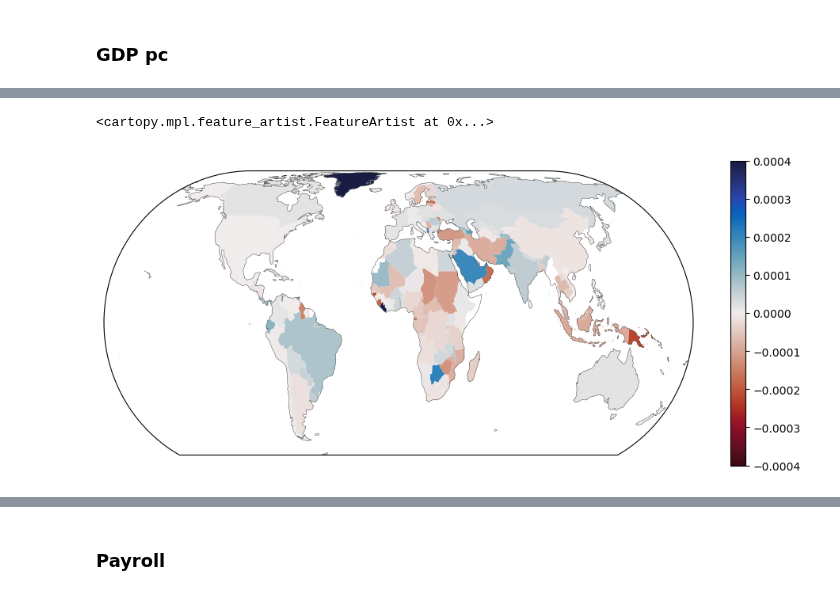
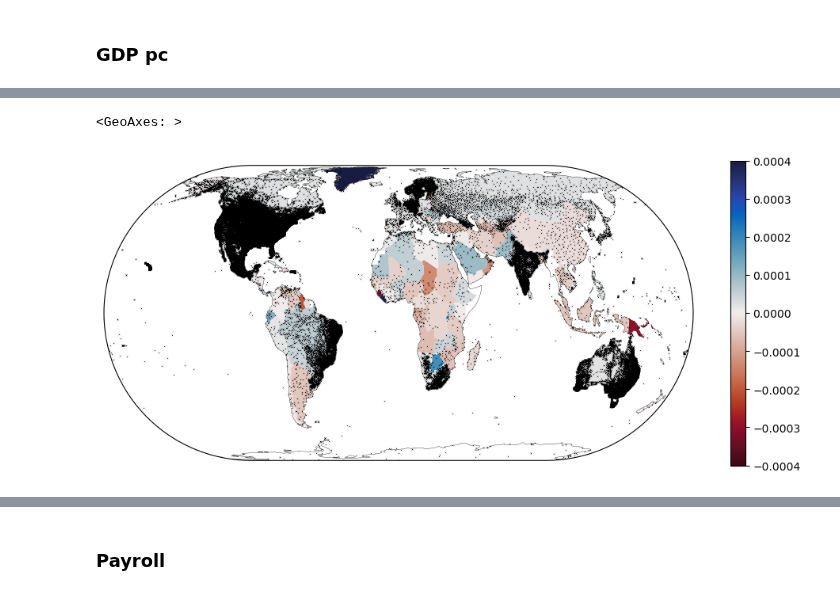
Before and after one commit to ks905383/impact_uncertainty, a Jupyter notebook: code/3b_dmgfdiffs_sources.ipynb, the cells around one changed output, grey strips where cells are left out. Saved outputs shown, nothing was run; the diff lists cells and outputs as text; code cells hidden in the pictures.

Commit message:
loo ext. data figure and kdes in fig 2

```diff
--- a/code/3b_dmgfdiffs_sources.ipynb
+++ b/code/3b_dmgfdiffs_sources.ipynb
@@ -537,14 +633,16 @@ dmes['gdppc']['dme_max'] = dmes['gdppc']['dme'].max(('proj_base_a','proj_base_b'
 # %%
 gdf_loo = gdfs['gdppc'].dissolve(by='loo_id')
-gdf_loo = gdf_loo.join((dmes_int_all - dmes_int_all.sel(loo_id='all'))[['dme_mu','dme_max']].to_dataframe()[['dme_mu','dme_max']],
+gdf_loo = gdf_loo.join((dmes['gdppc'] - dmes['gdppc'].sel(loo_id='all'))[['dme_mu','dme_max']].to_dataframe()[['dme_mu','dme_max']],
              how='inner')
 
 fig = plt.figure(figsize=(12,5))
 ax = plt.subplot(projection=ccrs.EckertIV())
 
 gdf_loo.plot(column='dme_mu',legend=True,vmin=-0.0004,vmax=0.0004,cmap=cmocean.cm.balance_r,
              ax = ax,transform=ccrs.PlateCarree())
 ax.coastlines(linewidth=0.25)
+
+station_locs.plot(ax=ax,transform=ccrs.PlateCarree(),markersize=0.025,marker='x',color='k')
 # %% [output]
-<cartopy.mpl.feature_artist.FeatureArtist at 0x...>
+<GeoAxes: >
-[figure, old version]
+[figure, new version]
```
Also changed, not shown: parts of 14 cells of this notebook, 13 other files.
